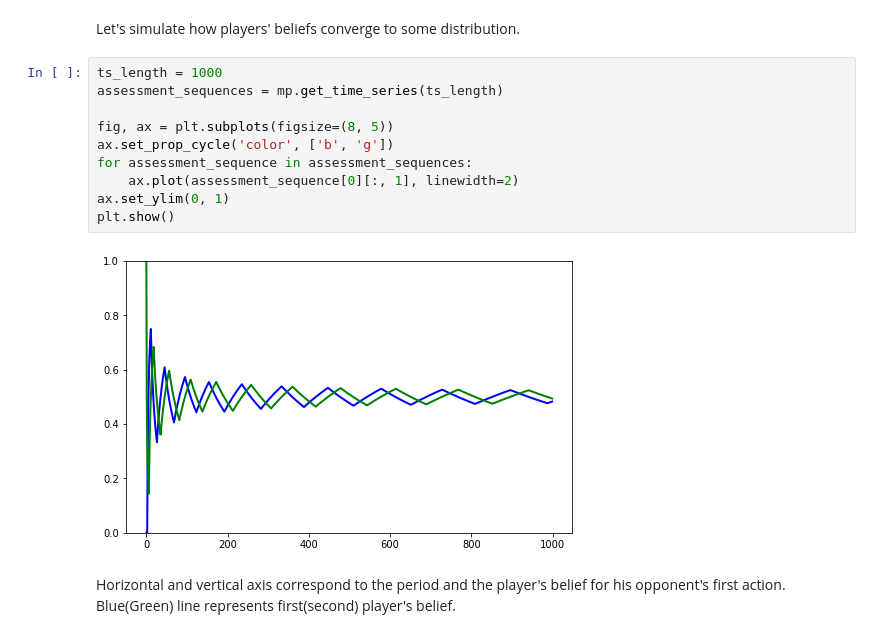
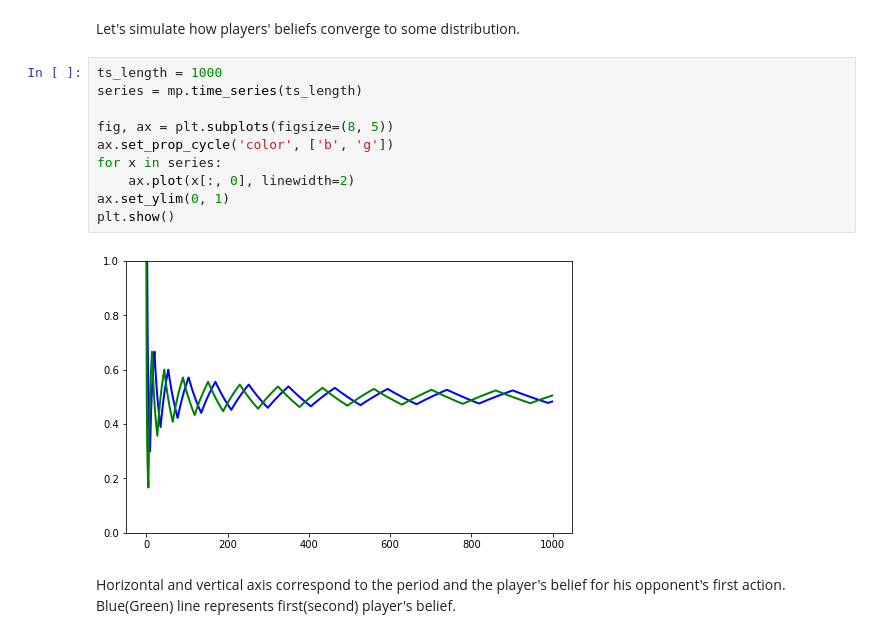
Before and after one commit to Yuya-Furusawa/game_theory_models, a Jupyter notebook: fictplay_ex01.ipynb, the cells around one changed output. Drawn from its saved outputs; the diff is of its cells as text.

```diff
--- a/fictplay_ex01.ipynb
+++ b/fictplay_ex01.ipynb
@@ -158,16 +163,16 @@ mp = fictplay.FictitiousPlay(matching_pennies)
 Let's simulate how players' beliefs converge to some distribution.
 # %%
 ts_length = 1000
-assessment_sequences = mp.get_time_series(ts_length)
+series = mp.time_series(ts_length)
 
 fig, ax = plt.subplots(figsize=(8, 5))
 ax.set_prop_cycle('color', ['b', 'g'])
-for assessment_sequence in assessment_sequences:
-    ax.plot(assessment_sequence[0][:, 1], linewidth=2)
+for x in series:
+    ax.plot(x[:, 0], linewidth=2)
 ax.set_ylim(0, 1)
 plt.show()
 # %% [output]
-[figure, old version]
+[figure, new version]
 # %% [markdown]
 Horizontal and vertical axis correspond to the period and the player's belief for his opponent's first action. Blue(Green) line represents first(second) player's belief.
 # %% [markdown]
```
Also changed, not shown: parts of 43 cells of this notebook.
